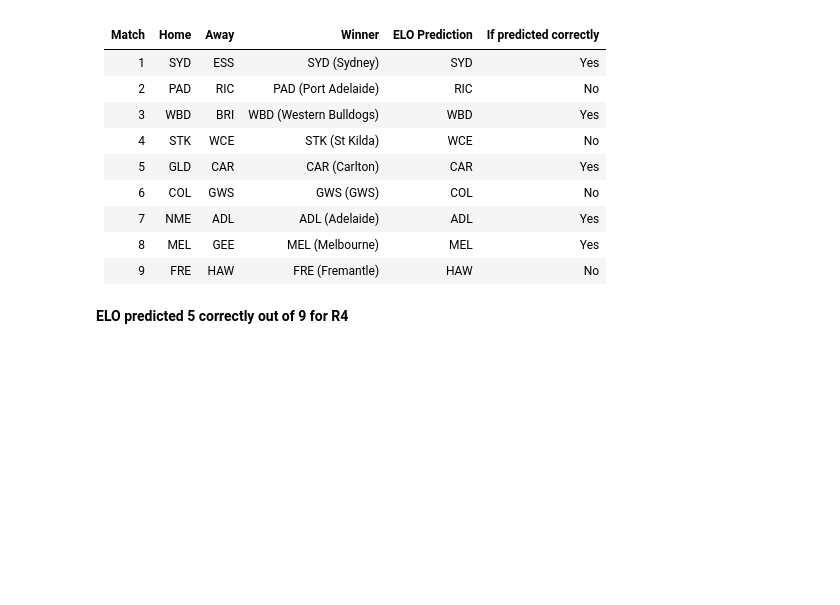
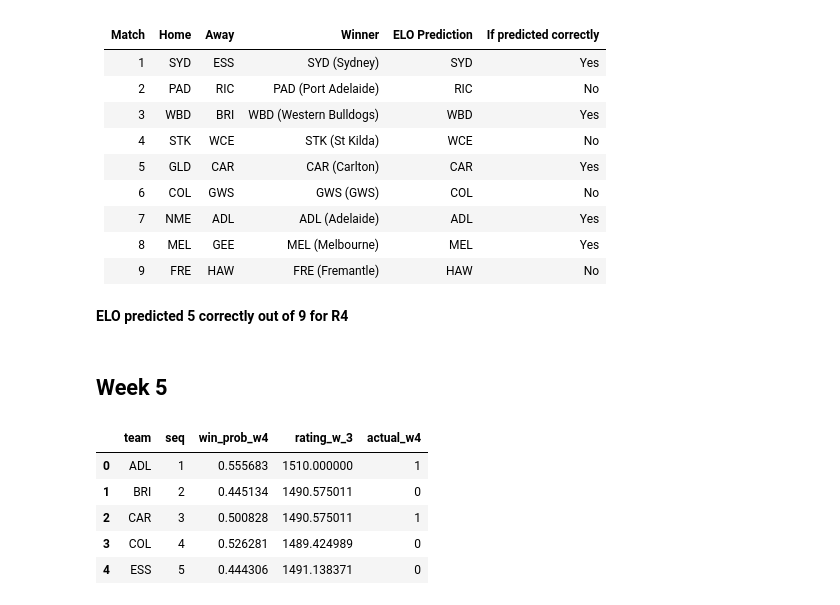
Before and after one commit to stevegabriel1/afl_elo_ratings, a Jupyter notebook: basic_version.ipynb, the cells around one changed output. Cells and saved outputs as stored; diff of their text form; code cells hidden in the pictures; blank space fills up the shorter version.

```diff
--- a/basic_version.ipynb
+++ b/basic_version.ipynb
@@ -673,3 +673,17 @@ qrc
 |9|FRE|HAW| FRE (Fremantle)| HAW | No|
 # %% [markdown]
 **ELO predicted 5 correctly out of 9 for R4**
+# %% [markdown]
+## **Week 5**
+# %%
+rframe_4 = w4_joined[['team','seq','win_prob_w4','rating_w_3']]
+# %%
+rframe_4['actual_w4'] = qrc['actual_w4']
+rframe_4.head()
+# %% [output]
+|  | team | seq | win_prob_w4 | rating_w_3 | actual_w4 |
+| 0 | ADL | 1 | 0.555683 | 1510.000000 | 1 |
+| 1 | BRI | 2 | 0.445134 | 1490.575011 | 0 |
+| 2 | CAR | 3 | 0.500828 | 1490.575011 | 1 |
+| 3 | COL | 4 | 0.526281 | 1489.424989 | 0 |
+| 4 | ESS | 5 | 0.444306 | 1491.138371 | 0 |
```
Also changed, not shown: parts of 2 cells of this notebook.
